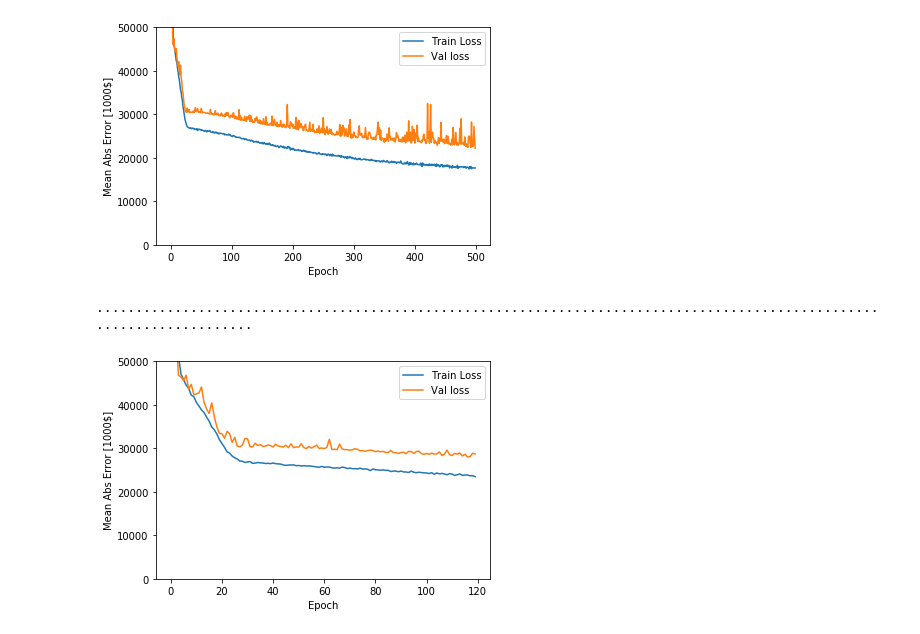
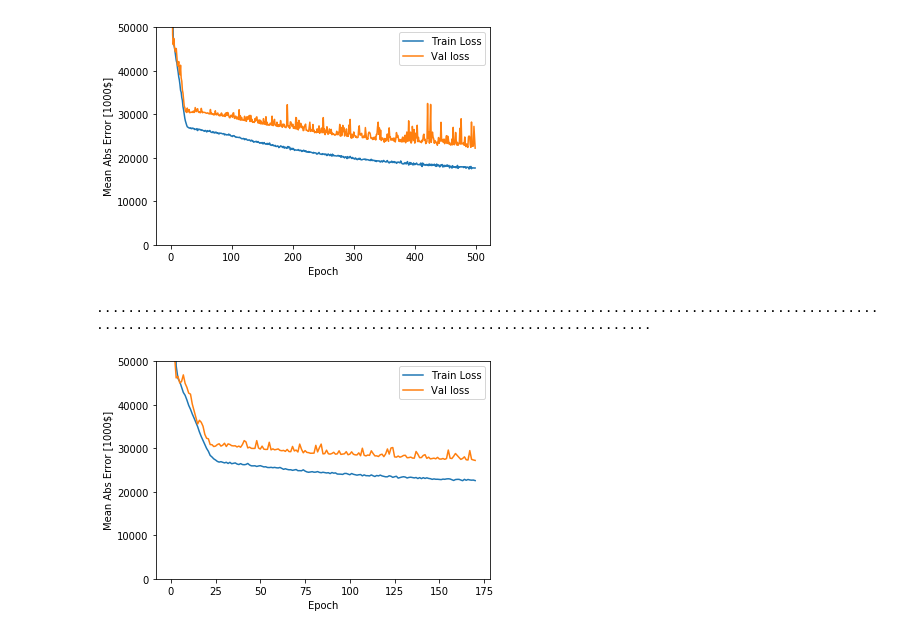
Before and after one commit to jdavidagudelo/opencv-tutorial, a Jupyter notebook: src/basic/scripts/house_prices/neural_regressor.ipynb, the cells around one changed output. Cells and saved outputs as stored; diff of their text form; code cells hidden in the pictures.

```diff
--- a/src/basic/scripts/house_prices/neural_regressor.ipynb
+++ b/src/basic/scripts/house_prices/neural_regressor.ipynb
@@ -180,15 +180,15 @@ plot_history(history)
 # %%
 model = build_model()
 
 # The patience parameter is the amount of epochs to check for improvement
-early_stop = keras.callbacks.EarlyStopping(monitor='val_loss', patience=100)
+early_stop = keras.callbacks.EarlyStopping(monitor='val_loss', patience=150)
 
-history = model.fit(merged, y, epochs=EPOCHS,
+history = model.fit(merged, y, epochs=1000,
                     validation_split=0.2, verbose=0,
                     callbacks=[early_stop, PrintDot()])
 
 plot_history(history)
 # %% [output]
 ....................................................................................................
-....................
+.......................................................................
-[figure, old version]
+[figure, new version]
```
